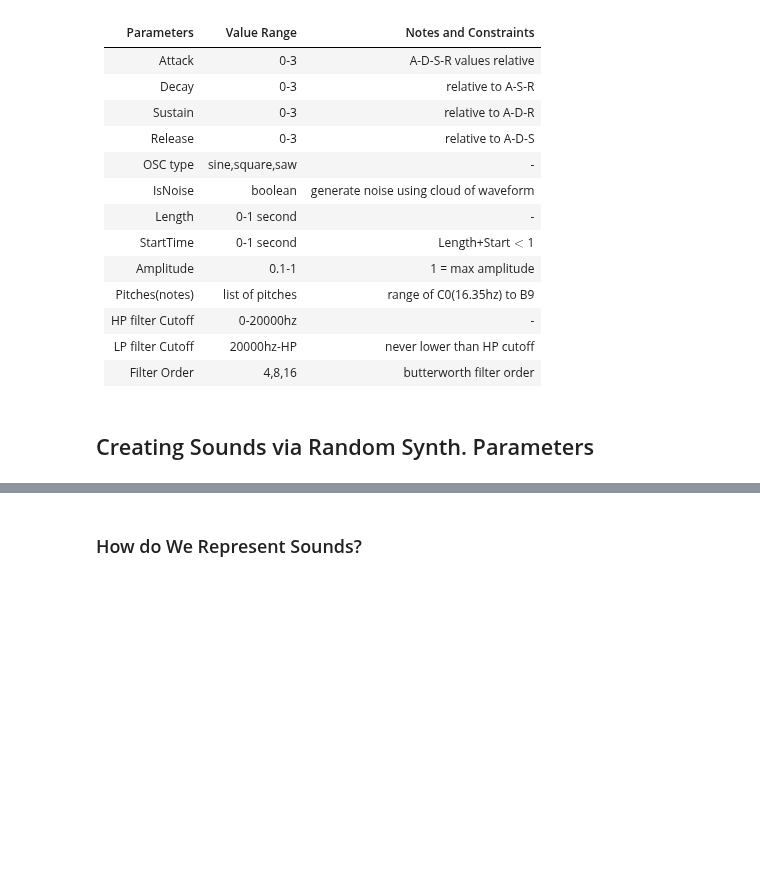
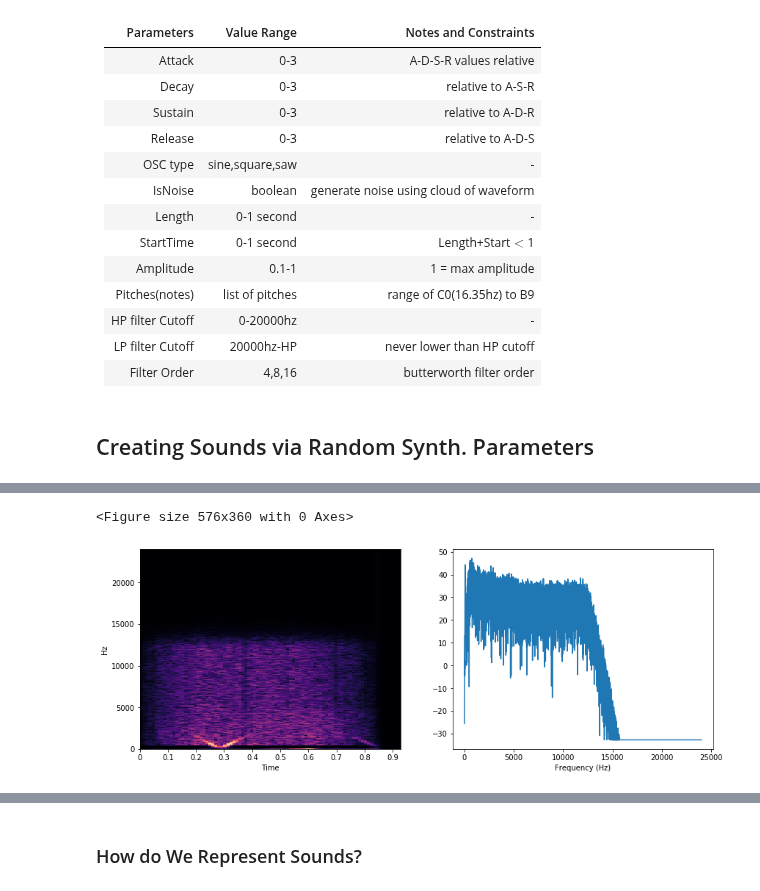
Before and after one commit to imilas/Synths_Stacks_Search, a Jupyter notebook: presentation-short.ipynb, the cells around one changed output, grey strips where cells are left out. Drawn from its saved outputs; the diff is of its cells as text; code cells hidden in the pictures; blank space fills up the shorter version.

```diff
--- a/presentation-short.ipynb
+++ b/presentation-short.ipynb
@@ -439,9 +454,9 @@ IFrame("./presentation_data/synthesizer_all_blocks.pdf", width=1600, height=800)
 # %%
 %%time
 out = dsp.buffer(length = 1, channels = 1)
-params = []; stack_num = 4; params = [pg.RandomParams() for i in range(stack_num)]
+params = []; stack_num = 8; params = [pg.RandomParams() for i in range(stack_num)]
 sound = pg.ensemble(params)
-# hp.specShow(sound)
+hp.specShow(sound)
 # for i, p in enumerate(params):
 #     print("submodule %d Paramters:"%(i,))
 #     print(p.__dict__)
@@ -453,4 +468,6 @@ Wall time: 52 ms
 [interactive output not drawn]
+<Figure size 576x360 with 0 Axes>
+[figure, added]
 # %% [markdown]
 ### So... we can make noise. What now?
 - But how do we select ones that sound like drums?
```
Also changed, not shown: parts of 22 cells of this notebook, 1 other file.
